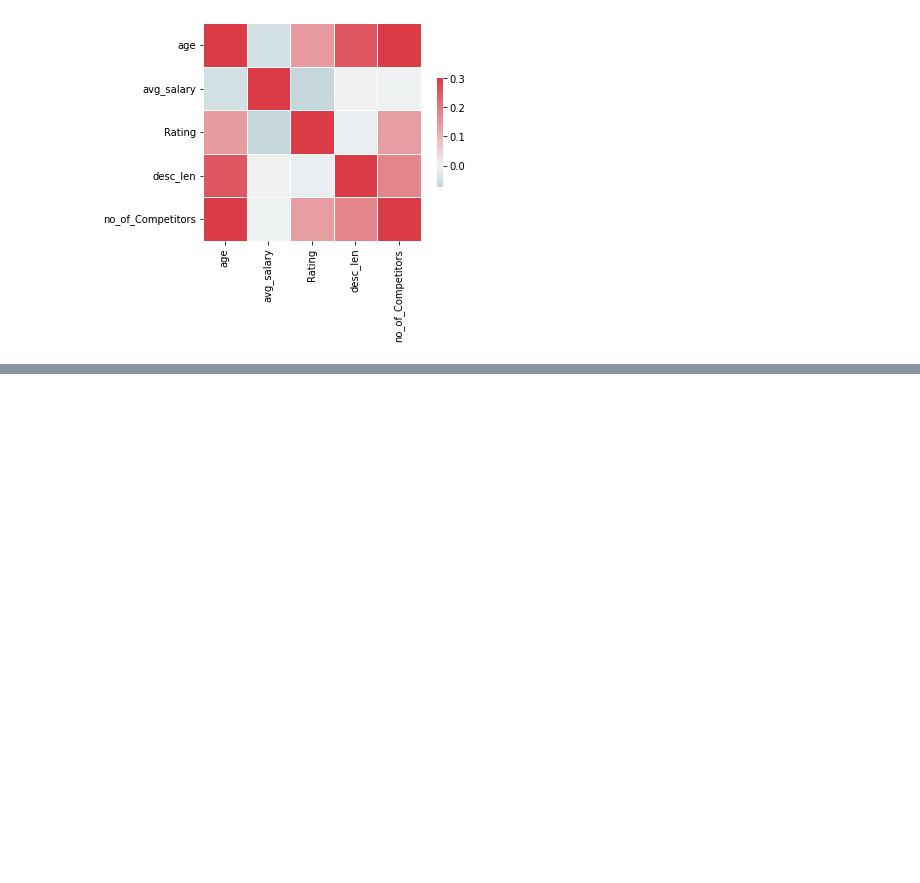
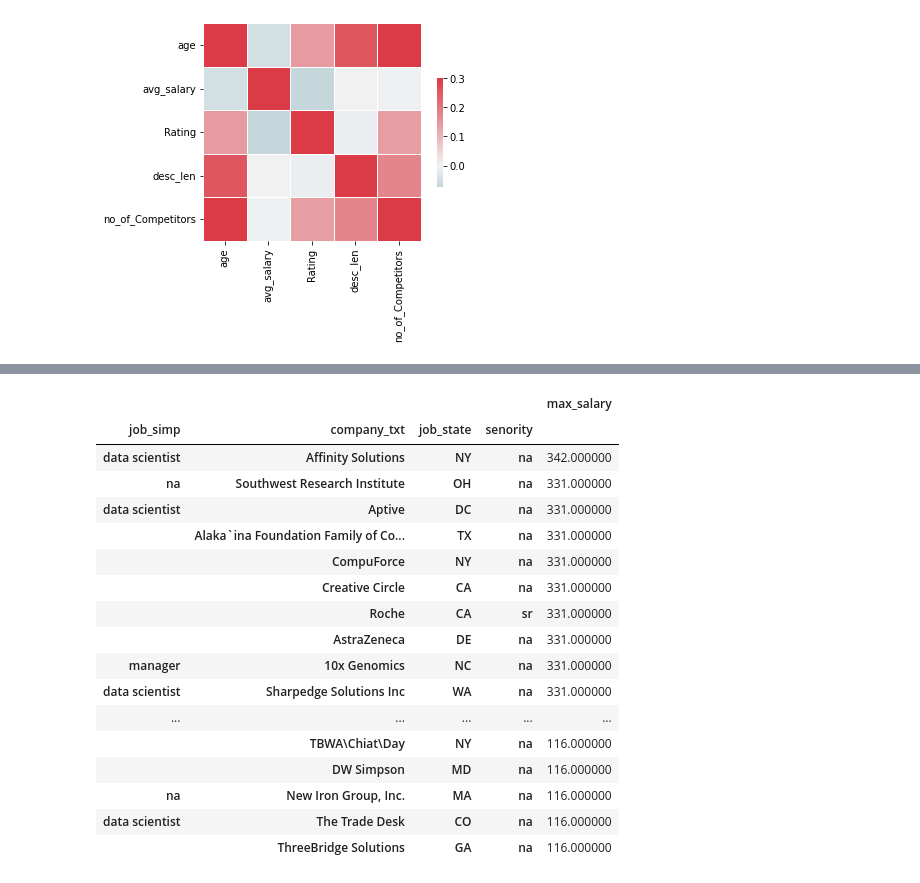
Before and after one commit to Manitejabhumaraju/ds_salary_proj, a Jupyter notebook: eda.ipynb, the cells around one changed output, grey strips where cells are left out. Drawn from its saved outputs; the diff is of its cells as text; code cells hidden in the pictures; blank space fills up the shorter version.

```diff
--- a/eda.ipynb
+++ b/eda.ipynb
@@ -272,0 +349,24 @@ sns.heatmap(df[['age','avg_salary','Rating','desc_len','no_of_Competitors']].cor
+# %%
+pd.options.display.max_rows
+pd.set_option('display.max_rows', None)
+# %%
+pd.pivot_table(df,index=['job_simp','company_txt','job_state','senority'],values='max_salary').sort_values('max_salary',ascending=False)
+# %% [output]
+|  |  |  |  | max_salary |
+| job_simp | company_txt | job_state | senority |  |
+| data scientist | Affinity Solutions | NY | na | 342.000000 |
+| na | Southwest Research Institute | OH | na | 331.000000 |
+| data scientist | Aptive | DC | na | 331.000000 |
+|  | Alaka`ina Foundation Family of Co... | TX | na | 331.000000 |
+|  | CompuForce | NY | na | 331.000000 |
+|  | Creative Circle | CA | na | 331.000000 |
+|  | Roche | CA | sr | 331.000000 |
+|  | AstraZeneca | DE | na | 331.000000 |
+| manager | 10x Genomics | NC | na | 331.000000 |
+| data scientist | Sharpedge Solutions Inc | WA | na | 331.000000 |
+| ... | ... | ... | ... | ... |
+|  | TBWA\Chiat\Day | NY | na | 116.000000 |
+|  | DW Simpson | MD | na | 116.000000 |
+| na | New Iron Group, Inc. | MA | na | 116.000000 |
+| data scientist | The Trade Desk | CO | na | 116.000000 |
+|  | ThreeBridge Solutions | GA | na | 116.000000 |
```
Also changed, not shown: parts of 10 cells of this notebook.
